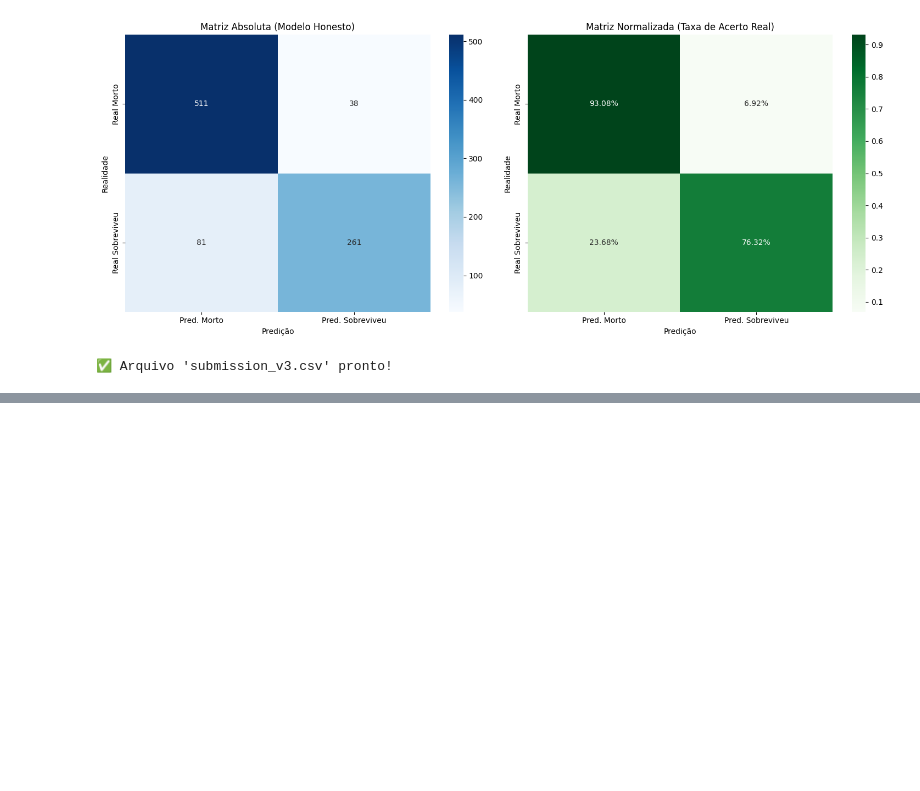
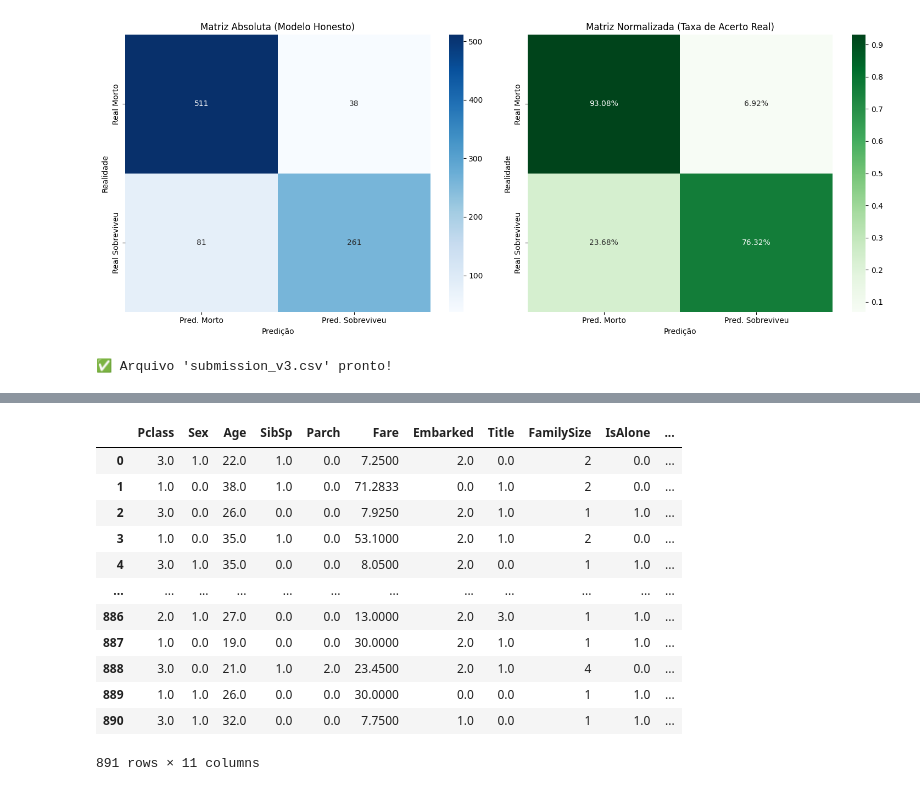
Before and after one commit to zehclaudio/Kaggle, a Jupyter notebook: titanic-tutorial-pipelines-and-ensemble.ipynb, the cells around one changed output, grey strips where cells are left out. Cells and saved outputs as stored; diff of their text form; code cells hidden in the pictures; blank space fills up the shorter version.

Commit message:
Kaggle Notebook | Titanic Tutorial - Pipelines and Ensemble | Version 6

```diff
--- a/titanic-tutorial-pipelines-and-ensemble.ipynb
+++ b/titanic-tutorial-pipelines-and-ensemble.ipynb
@@ -4351,0 +4595,28 @@ print("✅ Arquivo 'submission_v3.csv' pronto!")
+# %%
+# Criar faixas de Tarifa (bins)
+df_test_bins = df_test_family.copy()
+
+# Usando qcut para dividir em 5 partes com a mesma quantidade de pessoas (quantis)
+df_test_bins['Fare_Bin'] = pd.qcut(df_test_bins['Fare'], 8, labels=False)
+
+# 2. Rodar o comparador final
+top_baselines_bins = {
+    'SVM (RBF)': make_pipeline(StandardScaler(), SVC(probability=True, random_state=42)),
+    'XGBoost': XGBClassifier(random_state=42, eval_metric='logloss'),
+    'Random Forest': RandomForestClassifier(random_state=42)
+}
+
+print('💰 Verificando impacto das faixas de Tarifa...')
+
+results_final = []
+for nome, modelo in top_baselines_bins.items():
+    cv_results = cross_validate(modelo, df_test_bins, y_bruto, cv=5, scoring=scoring_metrics)
+    results_final.append({
+        'Modelo': nome,
+        'Accuracy': cv_results['test_accuracy'].mean(),
+        'Precision': cv_results['test_precision'].mean(),
+        'Recall': cv_results['test_recall'].mean(),
+        'F1-Score': cv_results['test_f1'].mean()
+    })
+
+display(pd.DataFrame(results_final).sort_values(by='F1-Score', ascending=False).style.highlight_max(axis=0, color='lightgreen'))
@@ -4351,0 +4809,16 @@ print("✅ Arquivo 'submission_v3.csv' pronto!")
+# %%
+df_test_bins
+# %% [output]
+|  | Pclass | Sex | Age | SibSp | Parch | Fare | Embarked | Title | FamilySize | IsAlone | ... |
+| 0 | 3.0 | 1.0 | 22.0 | 1.0 | 0.0 | 7.2500 | 2.0 | 0.0 | 2 | 0.0 | ... |
+| 1 | 1.0 | 0.0 | 38.0 | 1.0 | 0.0 | 71.2833 | 0.0 | 1.0 | 2 | 0.0 | ... |
+| 2 | 3.0 | 0.0 | 26.0 | 0.0 | 0.0 | 7.9250 | 2.0 | 1.0 | 1 | 1.0 | ... |
+| 3 | 1.0 | 0.0 | 35.0 | 1.0 | 0.0 | 53.1000 | 2.0 | 1.0 | 2 | 0.0 | ... |
+| 4 | 3.0 | 1.0 | 35.0 | 0.0 | 0.0 | 8.0500 | 2.0 | 0.0 | 1 | 1.0 | ... |
+| ... | ... | ... | ... | ... | ... | ... | ... | ... | ... | ... | ... |
+| 886 | 2.0 | 1.0 | 27.0 | 0.0 | 0.0 | 13.0000 | 2.0 | 3.0 | 1 | 1.0 | ... |
+| 887 | 1.0 | 0.0 | 19.0 | 0.0 | 0.0 | 30.0000 | 2.0 | 1.0 | 1 | 1.0 | ... |
+| 888 | 3.0 | 0.0 | 21.0 | 1.0 | 2.0 | 23.4500 | 2.0 | 1.0 | 4 | 0.0 | ... |
+| 889 | 1.0 | 1.0 | 26.0 | 0.0 | 0.0 | 30.0000 | 0.0 | 0.0 | 1 | 1.0 | ... |
+| 890 | 3.0 | 1.0 | 32.0 | 0.0 | 0.0 | 7.7500 | 1.0 | 0.0 | 1 | 1.0 | ... |
+891 rows × 11 columns
```
Also changed, not shown: parts of 19 cells of this notebook.
